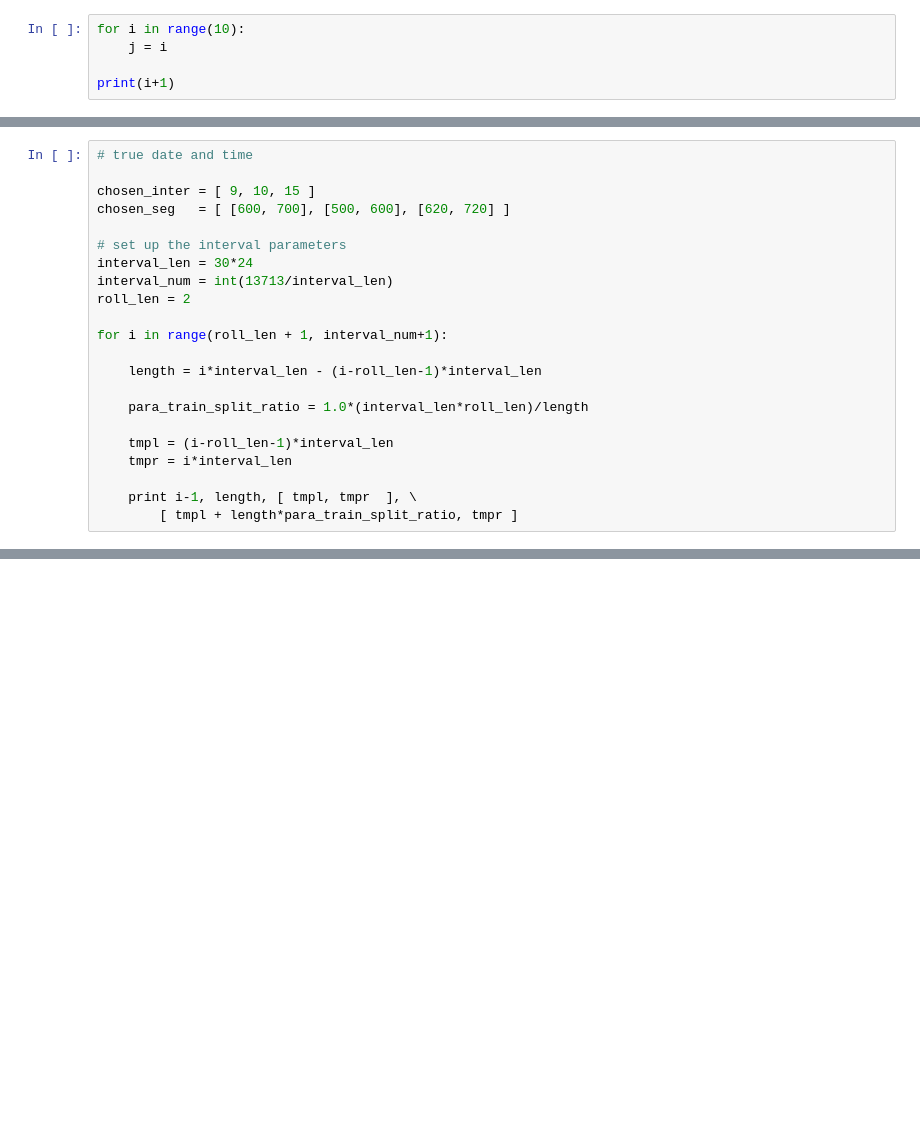
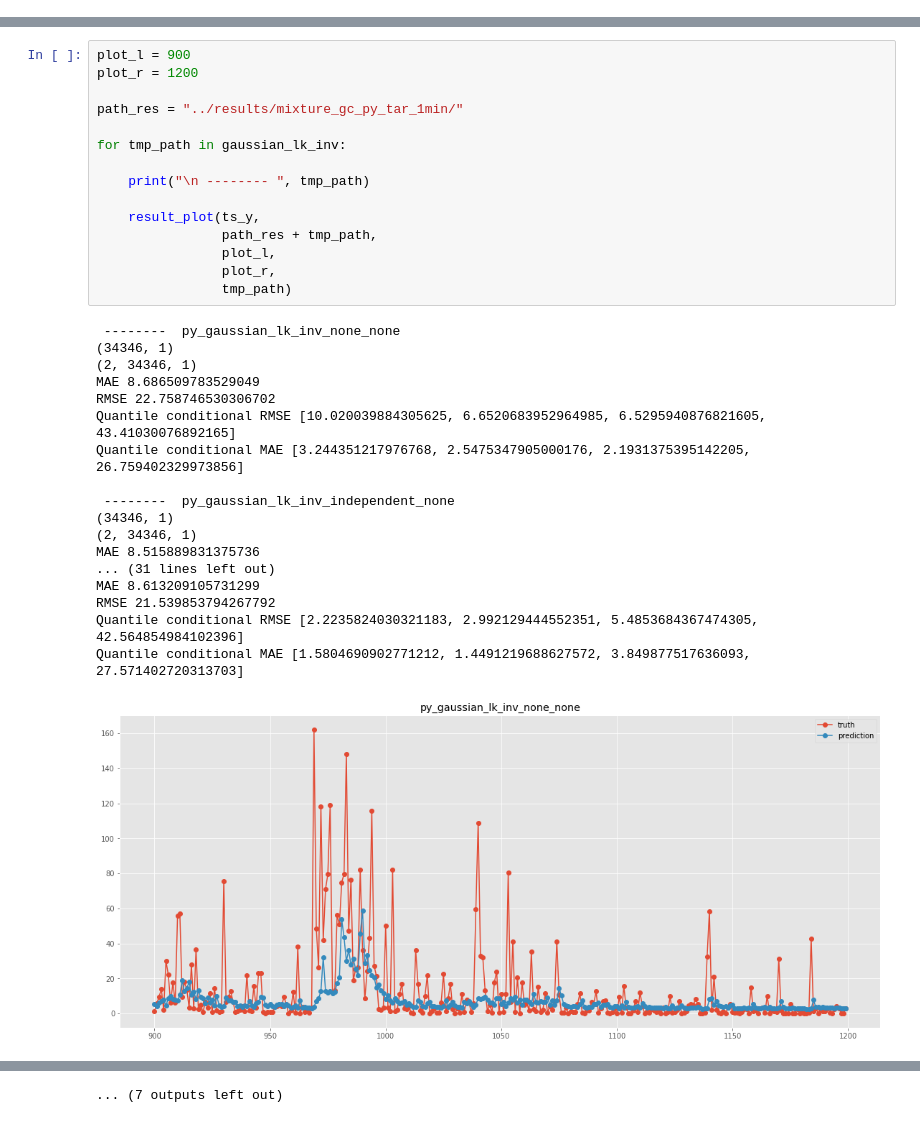
Before and after one commit to weilai0980/MixtureEnsemble, a Jupyter notebook: result_analysis.ipynb, the cells around one changed output, grey strips where cells are left out. Drawn from its saved outputs; the diff is of its cells as text; blank space fills up the shorter version.

```diff
--- a/result_analysis.ipynb
+++ b/result_analysis.ipynb
@@ -32,5 +12,0 @@ sp.special.beta(0.5, 1.5)
-# %%
-for i in range(10):
-    j = i
-
-print(i+1)
@@ -1738,22 +12,0 @@ print global_hour
-# %%
-# true date and time
-
-chosen_inter = [ 9, 10, 15 ]
-chosen_seg   = [ [600, 700], [500, 600], [620, 720] ]
-
-# set up the interval parameters
-interval_len = 30*24
-interval_num = int(13713/interval_len)
-roll_len = 2
-
-for i in range(roll_len + 1, interval_num+1):
-
-    length = i*interval_len - (i-roll_len-1)*interval_len
-
-    para_train_split_ratio = 1.0*(interval_len*roll_len)/length
-
-    tmpl = (i-roll_len-1)*interval_len
-    tmpr = i*interval_len
-
-    print i-1, length, [ tmpl, tmpr  ], \
-        [ tmpl + length*para_train_split_ratio, tmpr ]
@@ -1797,0 +183,34 @@ sample_group( [ 9, 10, 15 ], [ [600, 700], [500, 600], [620, 720] ],\
+# %%
+plot_l = 900
+plot_r = 1200
+
+path_res = "../results/mixture_gc_py_tar_1min/"
+
+for tmp_path in gaussian_lk_inv:
+
+    print("\n -------- ", tmp_path)
+
+    result_plot(ts_y,
+                path_res + tmp_path,
+                plot_l,
+                plot_r,
+                tmp_path)
+# %% [output]
+ --------  py_gaussian_lk_inv_none_none
+(34346, 1)
+(2, 34346, 1)
+MAE 8.686509783529049
+RMSE 22.758746530306702
+Quantile conditional RMSE [10.020039884305625, 6.6520683952964985, 6.5295940876821605, 43.41030076892165]
+Quantile conditional MAE [3.244351217976768, 2.5475347905000176, 2.1931375395142205, 26.759402329973856]
+
+ --------  py_gaussian_lk_inv_independent_none
+(34346, 1)
+(2, 34346, 1)
+MAE 8.515889831375736
+... (31 lines left out)
+MAE 8.613209105731299
+RMSE 21.539853794267792
+Quantile conditional RMSE [2.2235824030321183, 2.992129444552351, 5.4853684367474305, 42.564854984102396]
+Quantile conditional MAE [1.5804690902771212, 1.4491219688627572, 3.849877517636093, 27.571402720313703]
+[figure, added]
@@ -1797,0 +227 @@ sample_group( [ 9, 10, 15 ], [ [600, 700], [500, 600], [620, 720] ],\
+... (7 outputs left out)
```
Also changed, not shown: parts of 37 cells of this notebook, 3 other files.
